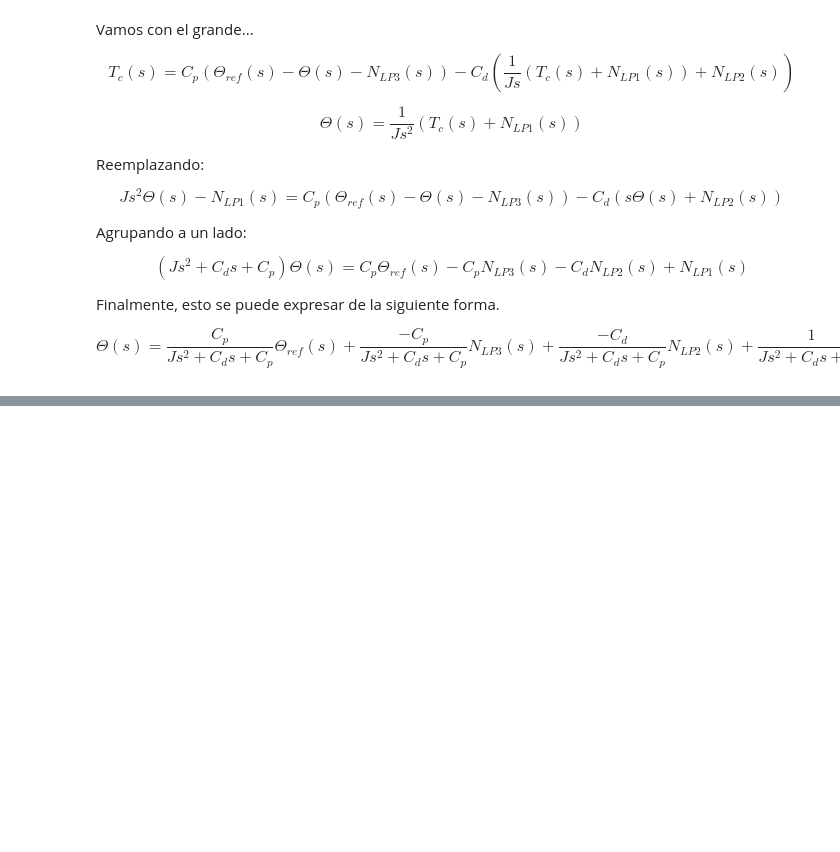
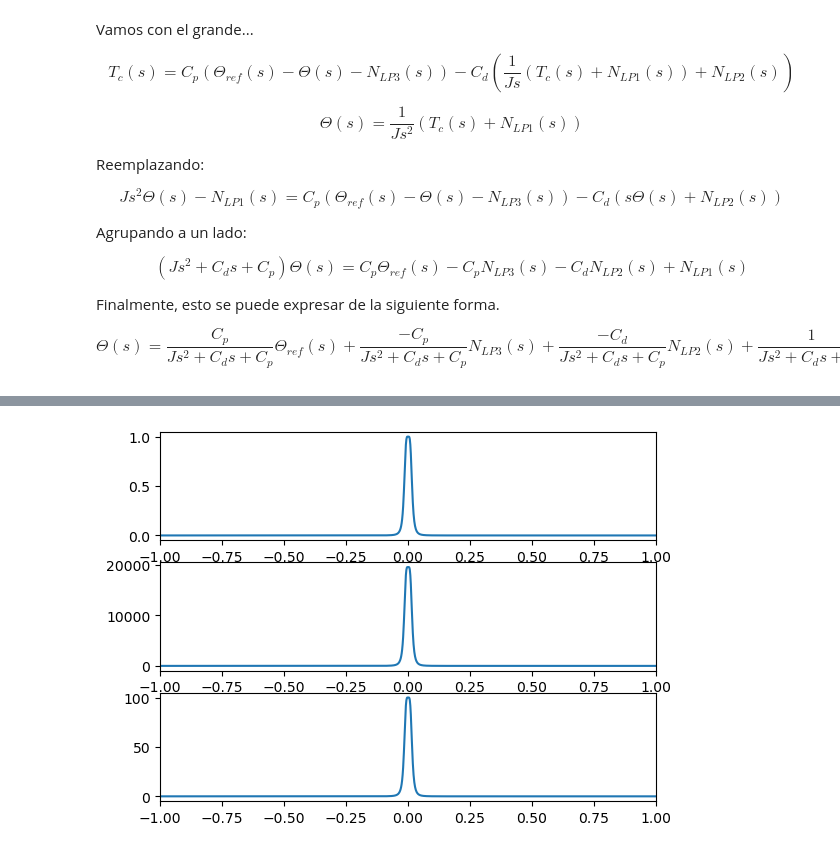
Before and after one commit to Matrsz/EMAST-IB, a Jupyter notebook: TP1_Propagación_Ruido_Sistemas_LTI/TP1_Propagacion_Ruido_Sistemas_LTI.ipynb, the cells around one changed output, grey strips where cells are left out. Cells and saved outputs as stored; diff of their text form; code cells hidden in the pictures; blank space fills up the shorter version.

```diff
--- a/TP1_Propagación_Ruido_Sistemas_LTI/TP1_Propagacion_Ruido_Sistemas_LTI.ipynb
+++ b/TP1_Propagación_Ruido_Sistemas_LTI/TP1_Propagacion_Ruido_Sistemas_LTI.ipynb
@@ -130,0 +144,28 @@ ax[2].plot(T, theta3)
+# %%
+f = np.fft.fftshift(np.fft.fftfreq(N, t_s))
+psd_N = np.array([1/t_s for x in f])
+
+def H_1fun(f):
+    w = 2*np.pi*f
+    return 1/(J*(1j*w)**2+C_d*1j*w+C_p)
+
+def H_2fun(f):
+    w = 2*np.pi*f
+    return -C_d/(J*(1j*w)**2+C_d*1j*w+C_p)
+
+def H_3fun(f):
+    w = 2*np.pi*f
+    return -C_p/(J*(1j*w)**2+C_d*1j*w+C_p)
+
+S_1 = np.array([np.abs(H_1fun(fi))**2 for fi in f])*psd_N
+S_2 = np.array([np.abs(H_2fun(fi))**2 for fi in f])*psd_N
+S_3 = np.array([np.abs(H_3fun(fi))**2 for fi in f])*psd_N
+# %%
+fig, ax = plt.subplots(3,1)
+ax[0].plot(f, S_1)
+ax[1].plot(f, S_2)
+ax[2].plot(f, S_3)
+for i in [0,1,2]:
+    ax[i].set_xlim((-1,1))
+# %% [output]
+[figure, added]
```
Also changed, not shown: parts of 3 cells of this notebook, 19 other files.
